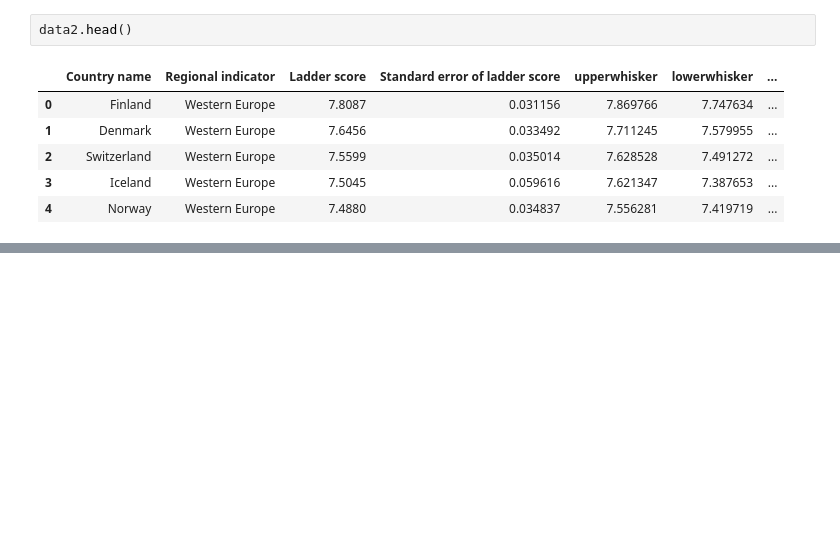
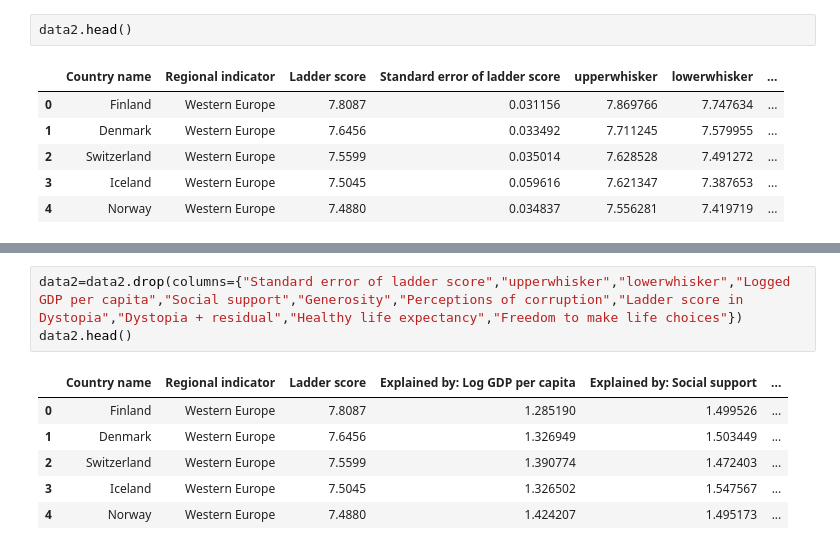
Before and after one commit to paoestefan/Proyect-Gamma, a Jupyter notebook: Happy code.ipynb, the cells around one changed output, grey strips where cells are left out. Saved outputs shown, nothing was run; the diff lists cells and outputs as text; blank space fills up the shorter version.

```diff
--- a/Happy code.ipynb
+++ b/Happy code.ipynb
@@ -31,0 +83,10 @@ data2.head()
+# %%
+data2=data2.drop(columns={"Standard error of ladder score","upperwhisker","lowerwhisker","Logged GDP per capita","Social support","Generosity","Perceptions of corruption","Ladder score in Dystopia","Dystopia + residual","Healthy life expectancy","Freedom to make life choices"})
+data2.head()
+# %% [output]
+|  | Country name | Regional indicator | Ladder score | Explained by: Log GDP per capita | Explained by: Social support | ... |
+| 0 | Finland | Western Europe | 7.8087 | 1.285190 | 1.499526 | ... |
+| 1 | Denmark | Western Europe | 7.6456 | 1.326949 | 1.503449 | ... |
+| 2 | Switzerland | Western Europe | 7.5599 | 1.390774 | 1.472403 | ... |
+| 3 | Iceland | Western Europe | 7.5045 | 1.326502 | 1.547567 | ... |
+| 4 | Norway | Western Europe | 7.4880 | 1.424207 | 1.495173 | ... |
```
Also changed, not shown: parts of 18 cells of this notebook.
